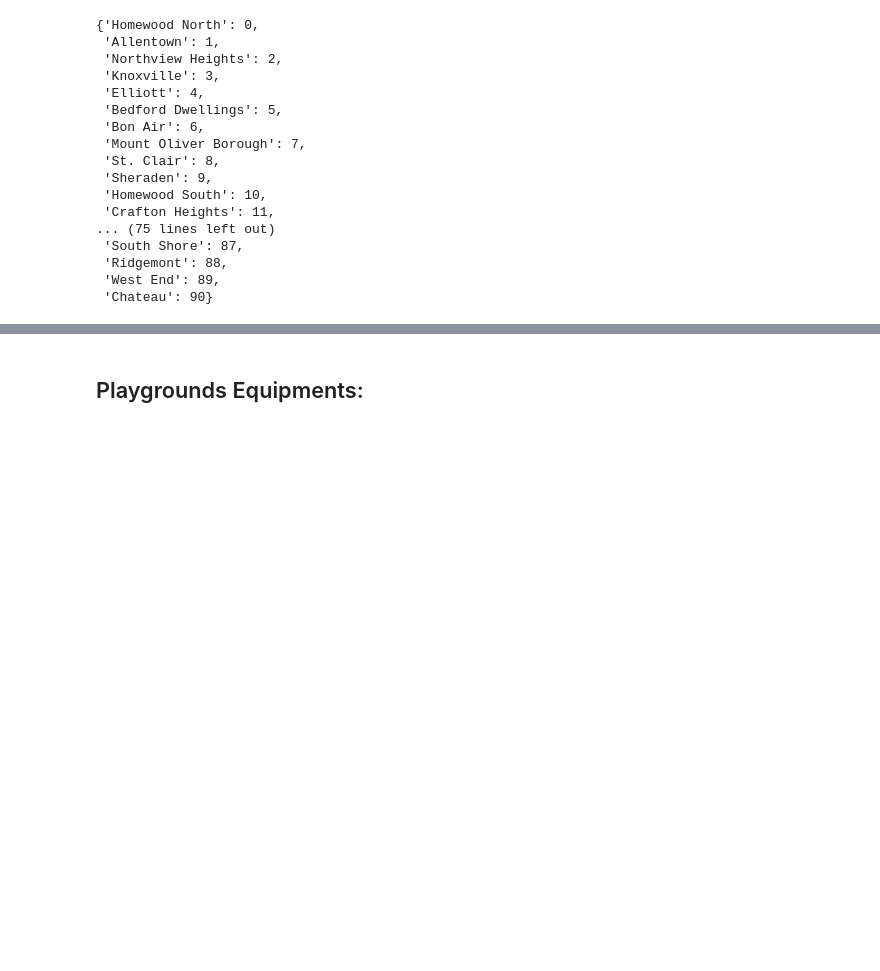
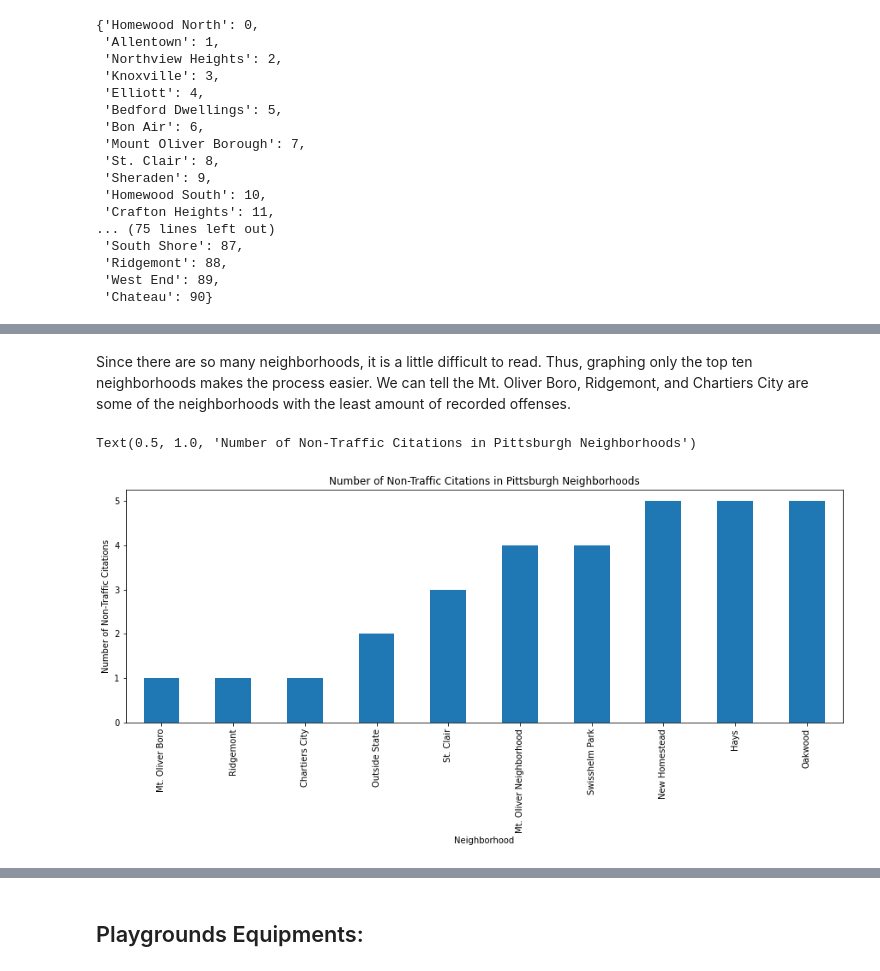
Before and after one commit to kevinjcorcoran/Final_Project, a Jupyter notebook: TeamFamLLCFinalProject.ipynb, the cells around one changed output, grey strips where cells are left out. Saved outputs shown, nothing was run; the diff lists cells and outputs as text; code cells hidden in the pictures; blank space fills up the shorter version.

```diff
--- a/TeamFamLLCFinalProject.ipynb
+++ b/TeamFamLLCFinalProject.ipynb
@@ -96,0 +143,11 @@ INSERT INTRO AND SUMMARY OF FINDINGS HERE
+# %% [markdown]
+Since there are so many neighborhoods, it is a little difficult to read. Thus, graphing only the top ten neighborhoods makes the process easier. We can tell the Mt. Oliver Boro, Ridgemont, and Chartiers City are some of the neighborhoods with the least amount of recorded offenses.
+# %%
+# graph of just the top 10 neighborhoods with least number of non-traffic citations
+topten = ntc_nbhd[:10].plot(kind="bar", figsize=(15,5),legend=None)
+topten.set_ylabel("Number of Non-Traffic Citations")
+topten.set_xlabel("Neighborhood")
+topten.set_title("Number of Non-Traffic Citations in Pittsburgh Neighborhoods")
+# %% [output]
+Text(0.5, 1.0, 'Number of Non-Traffic Citations in Pittsburgh Neighborhoods')
+[figure, added]
```
Also changed, not shown: parts of 14 cells of this notebook, 1 other file.
